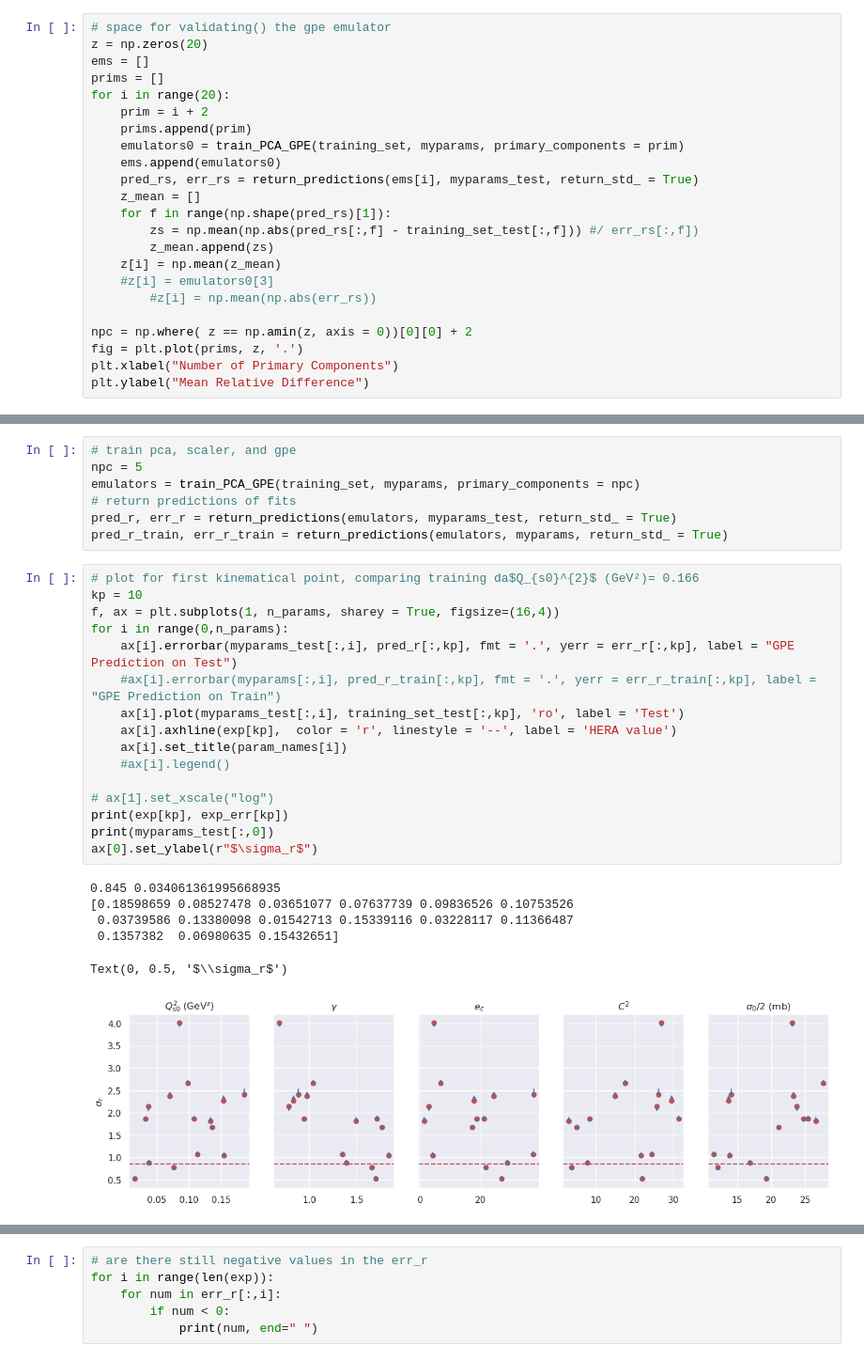
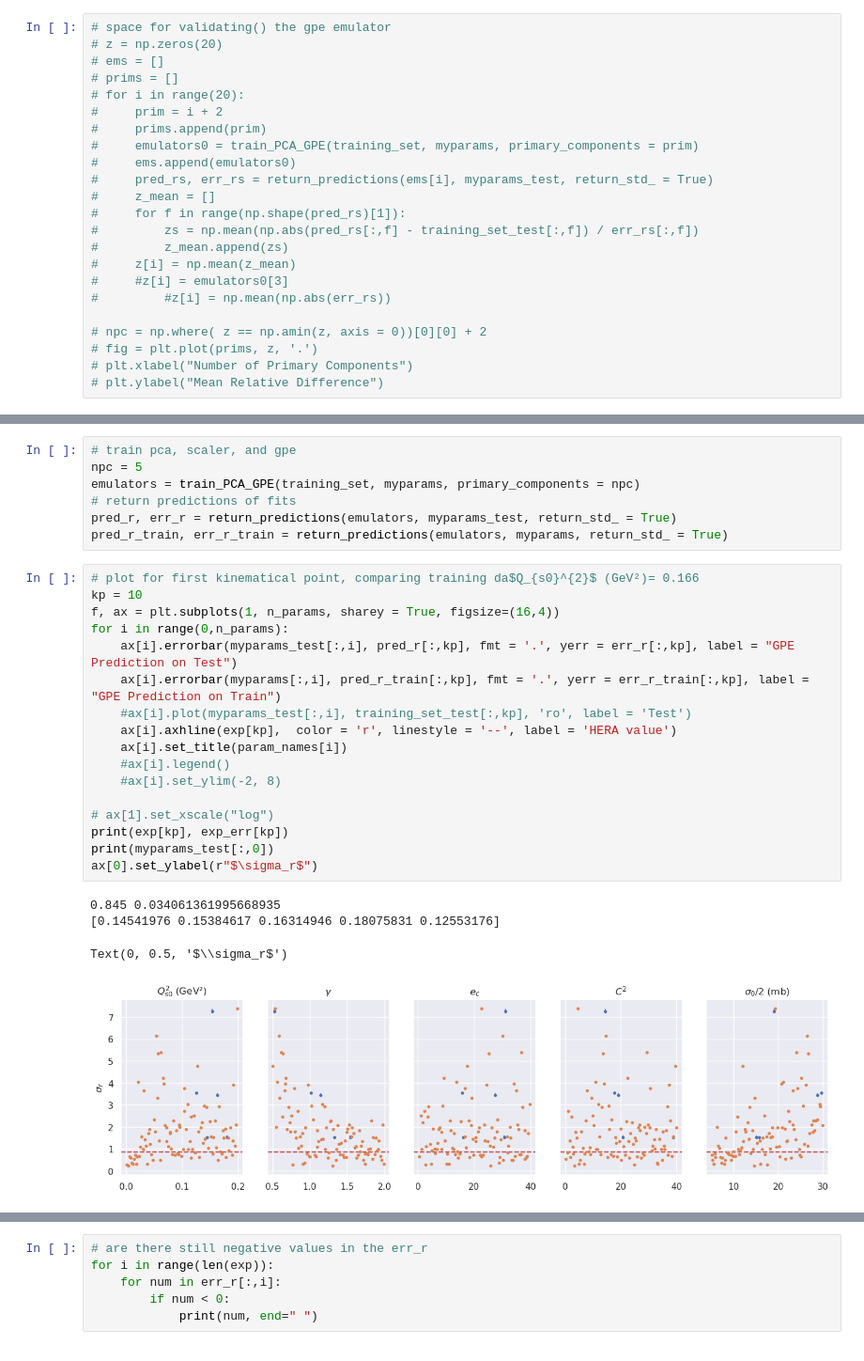
Before and after one commit to camcasuga/BayesianBK, a Jupyter notebook: PCA_GPE_mv5.ipynb, the cells around one changed output, grey strips where cells are left out. Shown at 94% size. Drawn from its saved outputs; the diff is of its cells as text.

```diff
--- a/PCA_GPE_mv5.ipynb
+++ b/PCA_GPE_mv5.ipynb
@@ -150,23 +151,23 @@ Text(0, 0.5, '$\\gamma$')
 # %%
 # space for validating() the gpe emulator
-z = np.zeros(20)
-ems = []
-prims = []
-for i in range(20):
-    prim = i + 2
-    prims.append(prim)
-    emulators0 = train_PCA_GPE(training_set, myparams, primary_components = prim)
-    ems.append(emulators0)
-    pred_rs, err_rs = return_predictions(ems[i], myparams_test, return_std_ = True)
-    z_mean = []
-    for f in range(np.shape(pred_rs)[1]):
-        zs = np.mean(np.abs(pred_rs[:,f] - training_set_test[:,f])) #/ err_rs[:,f])
-        z_mean.append(zs)
-    z[i] = np.mean(z_mean)
-    #z[i] = emulators0[3]
-        #z[i] = np.mean(np.abs(err_rs))
+# z = np.zeros(20)
+# ems = []
+# prims = []
+# for i in range(20):
+#     prim = i + 2
+#     prims.append(prim)
+#     emulators0 = train_PCA_GPE(training_set, myparams, primary_components = prim)
+#     ems.append(emulators0)
+#     pred_rs, err_rs = return_predictions(ems[i], myparams_test, return_std_ = True)
+#     z_mean = []
+#     for f in range(np.shape(pred_rs)[1]):
+#         zs = np.mean(np.abs(pred_rs[:,f] - training_set_test[:,f]) / err_rs[:,f])
+#         z_mean.append(zs)
+#     z[i] = np.mean(z_mean)
+#     #z[i] = emulators0[3]
+#         #z[i] = np.mean(np.abs(err_rs))
 
-npc = np.where( z == np.amin(z, axis = 0))[0][0] + 2
-fig = plt.plot(prims, z, '.')
-plt.xlabel("Number of Primary Components")
-plt.ylabel("Mean Relative Difference")
+# npc = np.where( z == np.amin(z, axis = 0))[0][0] + 2
+# fig = plt.plot(prims, z, '.')
+# plt.xlabel("Number of Primary Components")
+# plt.ylabel("Mean Relative Difference")
@@ -183,24 +181,23 @@ pred_r_train, err_r_train = return_predictions(emulators, myparams, return_std_
 # %%
 # plot for first kinematical point, comparing training da$Q_{s0}^{2}$ (GeV²)= 0.166
 kp = 10
 f, ax = plt.subplots(1, n_params, sharey = True, figsize=(16,4))
 for i in range(0,n_params):
     ax[i].errorbar(myparams_test[:,i], pred_r[:,kp], fmt = '.', yerr = err_r[:,kp], label = "GPE Prediction on Test")
-    #ax[i].errorbar(myparams[:,i], pred_r_train[:,kp], fmt = '.', yerr = err_r_train[:,kp], label = "GPE Prediction on Train")
-    ax[i].plot(myparams_test[:,i], training_set_test[:,kp], 'ro', label = 'Test')
+    ax[i].errorbar(myparams[:,i], pred_r_train[:,kp], fmt = '.', yerr = err_r_train[:,kp], label = "GPE Prediction on Train")
+    #ax[i].plot(myparams_test[:,i], training_set_test[:,kp], 'ro', label = 'Test')
     ax[i].axhline(exp[kp],  color = 'r', linestyle = '--', label = 'HERA value')
     ax[i].set_title(param_names[i])
     #ax[i].legend()
+    #ax[i].set_ylim(-2, 8)
 
 # ax[1].set_xscale("log")
 print(exp[kp], exp_err[kp])
 print(myparams_test[:,0])
 ax[0].set_ylabel(r"$\sigma_r$")
 # %% [output]
 0.845 0.034061361995668935
-[0.18598659 0.08527478 0.03651077 0.07637739 0.09836526 0.10753526
- 0.03739586 0.13380098 0.01542713 0.15339116 0.03228117 0.11366487
- 0.1357382  0.06980635 0.15432651]
+[0.14541976 0.15384617 0.16314946 0.18075831 0.12553176]
 Text(0, 0.5, '$\\sigma_r$')
-[figure, old version]
+[figure, new version]
 # %%
```
Also changed, not shown: parts of 17 cells of this notebook, 11 other files.
